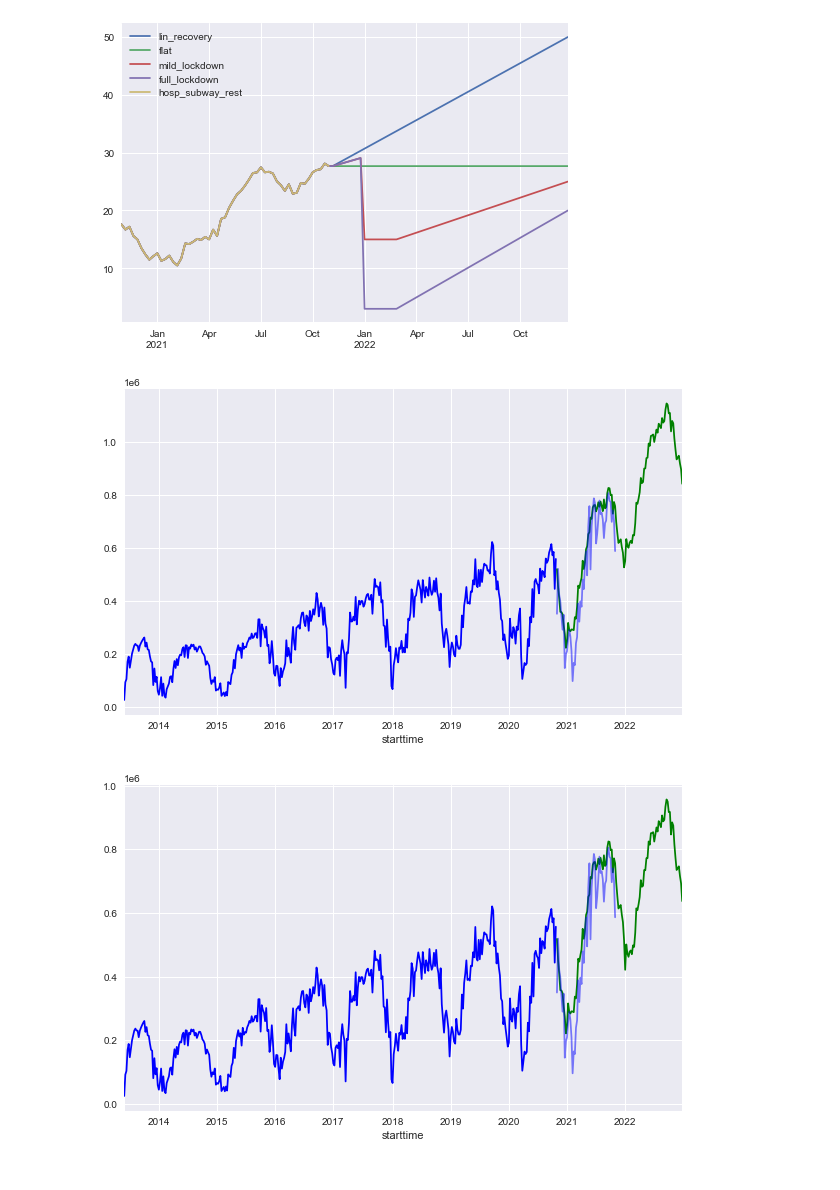
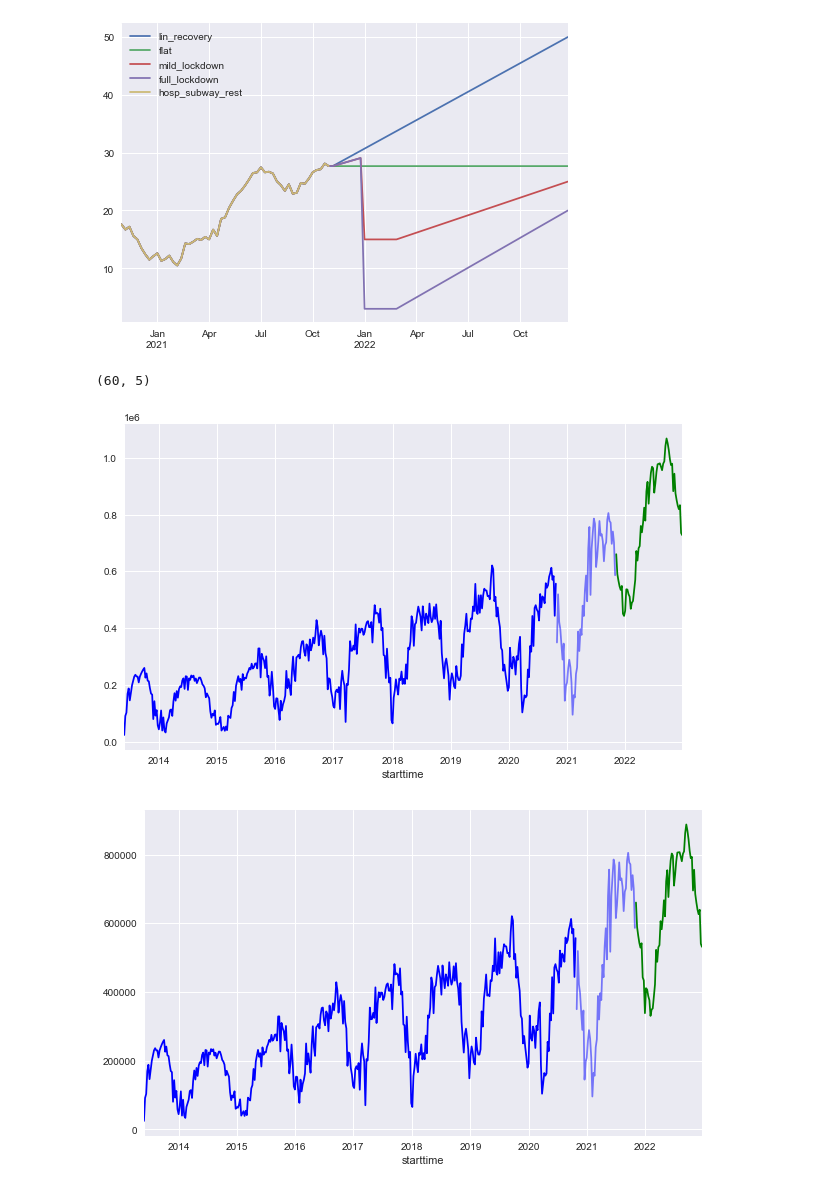
Before and after one commit to marvelje/citibike_ridership_project, a Jupyter notebook: support_notebooks/citibike_sarimax.ipynb, the cells around one changed output. Saved outputs shown, nothing was run; the diff lists cells and outputs as text; code cells hidden in the pictures.

Commit message:
Fix forecast bug

```diff
--- a/support_notebooks/citibike_sarimax.ipynb
+++ b/support_notebooks/citibike_sarimax.ipynb
@@ -335,3 +337,8 @@ final_sarimax = sarimax_combined
+# %%
+# Retrain model on full dataset
+
+final_sarimax = SARIMAX(weekly_ridership['ride_count'], exog=weekly_ridership['hosp_subway_rest'],
+                        order=(1, 1, 1), seasonal_order=(0, 1, 1, 52)).fit(maxiter=1000, disp=False)
 # %% [markdown]
 The optimal ordering is the model that I've already run!
 # %% [markdown]
@@ -469,24 +470,28 @@ df_covid_scenarios['full_lockdown'] = full_lockdown
 df_covid_scenarios.plot();
 # %% [output]
 [figure]
+# %%
+df_covid_scenarios[df_covid_scenarios.index > '10/31/2021']['lin_recovery']
+# %% [output]
+(60, 5)
 # %%
 # Linear recovery forecast
 
-forecast_lin_recovery = final_sarimax.forecast(steps = df_covid_scenarios.shape[0],
-                                               exog=df_covid_scenarios['lin_recovery'])
+forecast_lin_recovery = final_sarimax.forecast(steps = 60,
+                                               exog=df_covid_scenarios[df_covid_scenarios.index > '10/31/2021']['lin_recovery'])
 
 plot_results(weekly_ridership, forecast_lin_recovery, False)
 # %% [output]
-[figure, old version]
+[figure, new version]
 # %%
 # Mild lockdown
 
-forecast_mild = final_sarimax.forecast(steps = df_covid_scenarios.shape[0],
-                                       exog=df_covid_scenarios['mild_lockdown'])
+forecast_mild = final_sarimax.forecast(steps = 60,
+                                       exog=df_covid_scenarios[df_covid_scenarios.index > '10/31/2021']['mild_lockdown'])
 
 plot_results(weekly_ridership, forecast_mild, False)
 # %% [output]
-[figure, old version]
+[figure, new version]
 # %%
 # Severe lockdown
 
```
Also changed, not shown: parts of 7 cells of this notebook.
